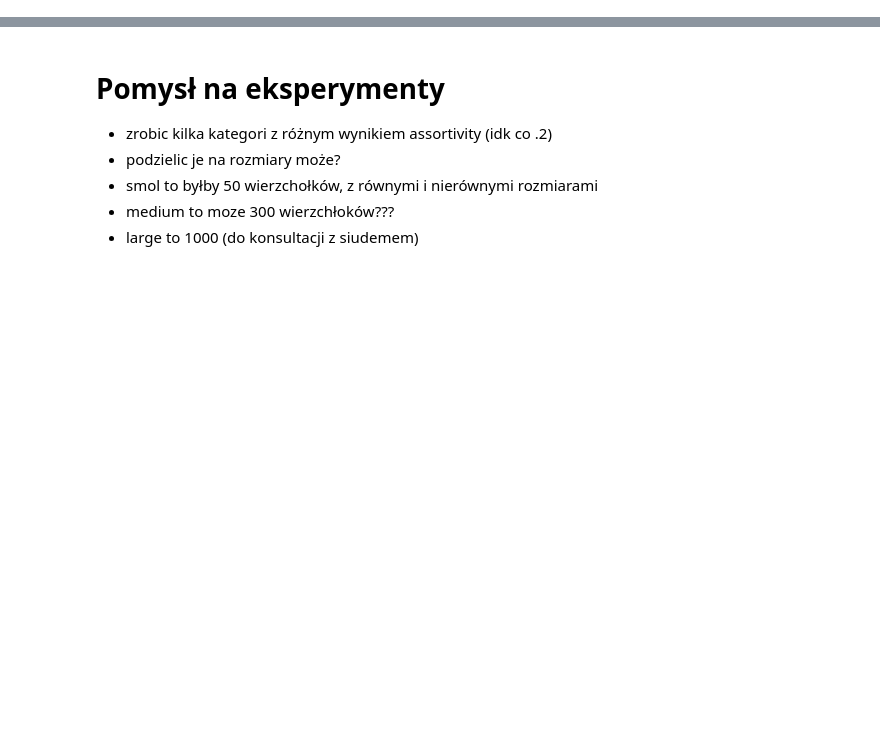
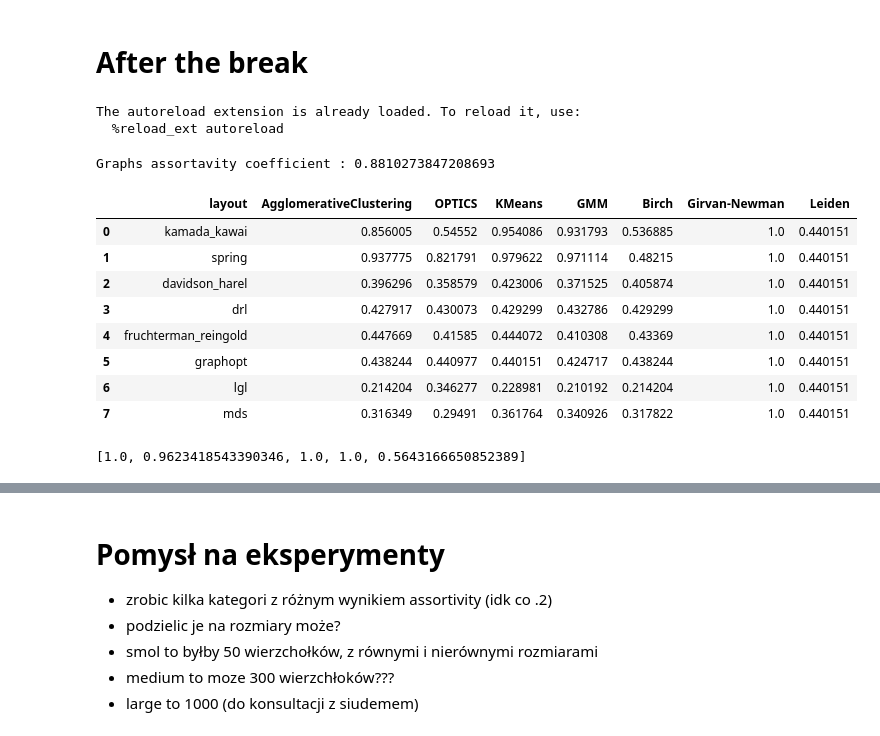
Before and after one commit to ARUMHC/Geometric-Properties-of-Graph-Visualization-Methods, a Jupyter notebook: code/FORMAL_clustering_notebook.ipynb, the cells around one changed output, grey strips where cells are left out. Saved outputs shown, nothing was run; the diff lists cells and outputs as text; code cells hidden in the pictures; blank space fills up the shorter version.

```diff
--- a/code/FORMAL_clustering_notebook.ipynb
+++ b/code/FORMAL_clustering_notebook.ipynb
@@ -0,0 +1,2 @@
+# %% [markdown]
+# After the break
@@ -0,0 +17,22 @@
+# %%
+%load_ext autoreload
+%autoreload 2
+from clustering_script import *
+steady_full_experiment(50, 5, .9, .02, k=5, i_want_boxplot=False, dispersion=.35)
+# %% [output]
+The autoreload extension is already loaded. To reload it, use:
+  %reload_ext autoreload
+Graphs assortavity coefficient : 0.8810273847208693
+|  | layout | AgglomerativeClustering | OPTICS | KMeans | GMM | Birch | Girvan-Newman | Leiden |
+| 0 | kamada_kawai | 0.856005 | 0.54552 | 0.954086 | 0.931793 | 0.536885 | 1.0 | 0.440151 |
+| 1 | spring | 0.937775 | 0.821791 | 0.979622 | 0.971114 | 0.48215 | 1.0 | 0.440151 |
+| 2 | davidson_harel | 0.396296 | 0.358579 | 0.423006 | 0.371525 | 0.405874 | 1.0 | 0.440151 |
+| 3 | drl | 0.427917 | 0.430073 | 0.429299 | 0.432786 | 0.429299 | 1.0 | 0.440151 |
+| 4 | fruchterman_reingold | 0.447669 | 0.41585 | 0.444072 | 0.410308 | 0.43369 | 1.0 | 0.440151 |
+| 5 | graphopt | 0.438244 | 0.440977 | 0.440151 | 0.424717 | 0.438244 | 1.0 | 0.440151 |
+| 6 | lgl | 0.214204 | 0.346277 | 0.228981 | 0.210192 | 0.214204 | 1.0 | 0.440151 |
+| 7 | mds | 0.316349 | 0.29491 | 0.361764 | 0.340926 | 0.317822 | 1.0 | 0.440151 |
+# %%
+scores
+# %% [output]
+[1.0, 0.9623418543390346, 1.0, 1.0, 0.5643166650852389]
```
Also changed, not shown: parts of 9 cells of this notebook, 2 other files.
